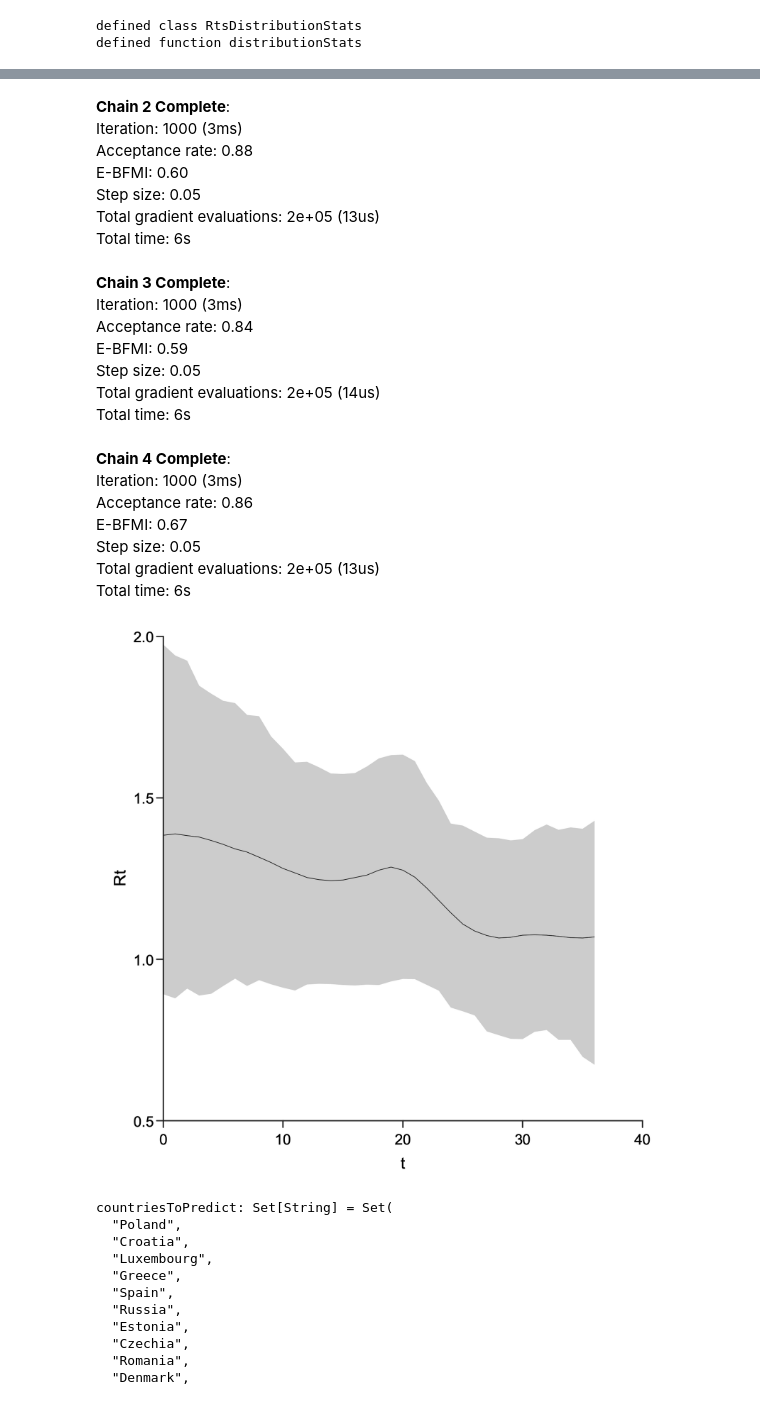
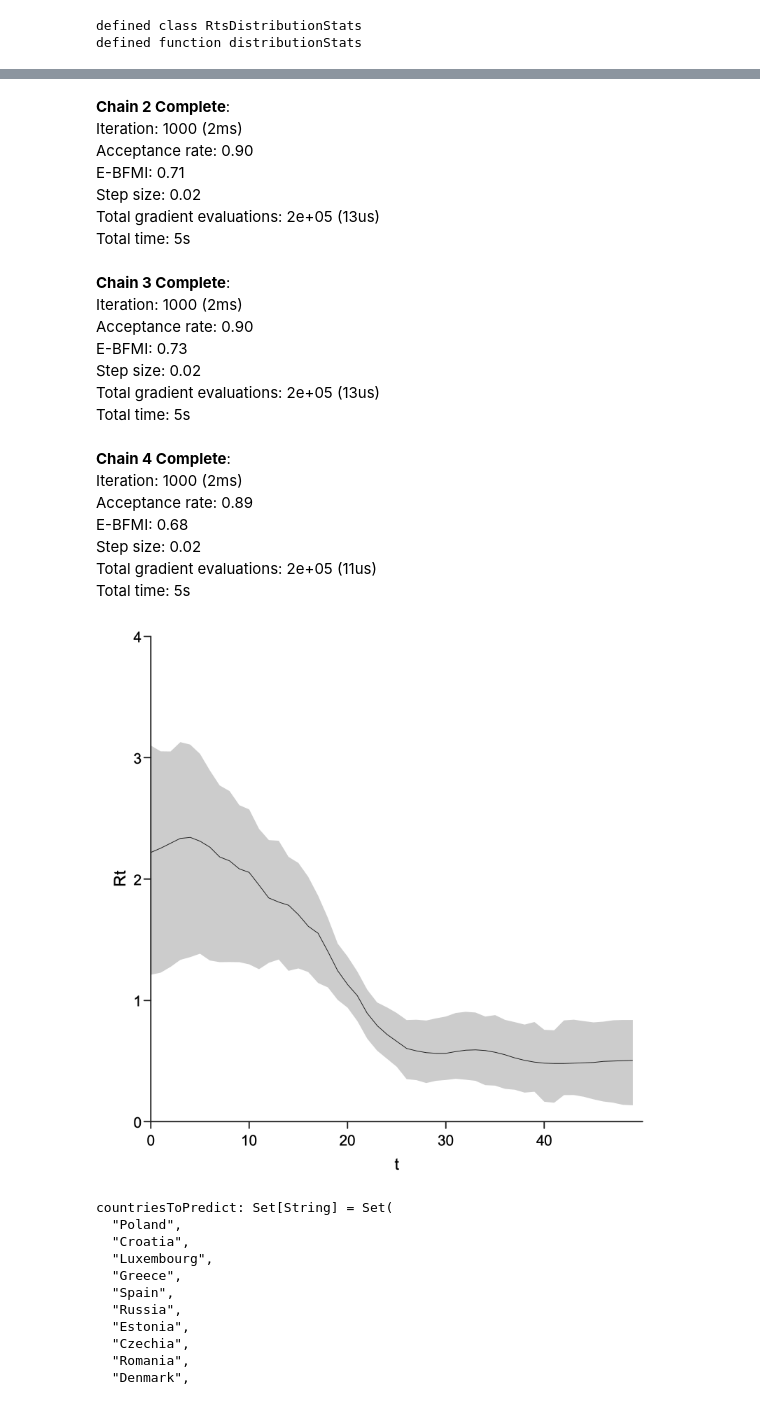
Before and after one commit to pmm-sumo/covid-19, a Jupyter notebook: Rainier.ipynb, the cells around one changed output, grey strips where cells are left out. Drawn from its saved outputs; the diff is of its cells as text; code cells hidden in the pictures.

```diff
--- a/Rainier.ipynb
+++ b/Rainier.ipynb
@@ -90,0 +86,13 @@ samplerConfig: DefaultConfig{def massMatrixTuner(): com.stripe.rainier.sampler.I
+# %%
+def retry[T](maxAttempts: Int, isSuccessful: T => Boolean)(f: => T): T = {
+    var i = 0
+
+    do {
+        val res = f
+        i = i + 1
+        if (isSuccessful(res))
+            return res
+        println(s"WARN: Attempt[$i] failed. Retrying...")
+    } while (i < maxAttempts)
+    sys.error("Exceeded maximum number of retries")
+}
@@ -108,7 +118,9 @@ def predictRt(caseNumbers: List[Long]): (Vec[Real], List[Seq[Double]]) = {
         (Model.observe(ys, likelihoods), logRts.map(_.exp))
     }
 
-    val trace = model.sample(samplerConfig, 4)
+    val trace = retry[Trace](maxAttempts = 3, isSuccessful = trace => trace.diagnostics.map(_.rHat).max < 1.1) {
+        model.sample(samplerConfig, 4)
+    }
 
     rts -> trace.predict(rts)
 }
@@ -126,7 +138,7 @@ defined class RtsDistributionStats
 defined function distributionStats
 # %%
 {{
-    val countryName = "Hungary"
+    val countryName = "Austria"
     val caseNumbers = countriesSmooth.collect {
         case m if m("country") == countryName => m("cases").toLong
     }
@@ -145,25 +157,25 @@ Total time: 6s
 Chain 2 Complete:
-Iteration: 1000 (3ms)
-Acceptance rate: 0.88
-E-BFMI: 0.60
-Step size: 0.05
+Iteration: 1000 (2ms)
+Acceptance rate: 0.90
+E-BFMI: 0.71
+Step size: 0.02
 Total gradient evaluations: 2e+05 (13us)
-Total time: 6s
+Total time: 5s
 Chain 3 Complete:
-Iteration: 1000 (3ms)
-Acceptance rate: 0.84
-E-BFMI: 0.59
-Step size: 0.05
-Total gradient evaluations: 2e+05 (14us)
-Total time: 6s
+Iteration: 1000 (2ms)
+Acceptance rate: 0.90
+E-BFMI: 0.73
+Step size: 0.02
+Total gradient evaluations: 2e+05 (13us)
+Total time: 5s
 Chain 4 Complete:
-Iteration: 1000 (3ms)
-Acceptance rate: 0.86
-E-BFMI: 0.67
-Step size: 0.05
-Total gradient evaluations: 2e+05 (13us)
-Total time: 6s
+Iteration: 1000 (2ms)
+Acceptance rate: 0.89
+E-BFMI: 0.68
+Step size: 0.02
+Total gradient evaluations: 2e+05 (11us)
+Total time: 5s
-[figure, old version]
+[figure, new version]
 # %%
 val countriesToPredict = countriesSmooth.map(_("country")).toSet //smaller set: Seq("Poland", "France", "Italy", "Germany", "Czechia")
 # %% [output]
```
Also changed, not shown: parts of 8 cells of this notebook, 4 other files.
